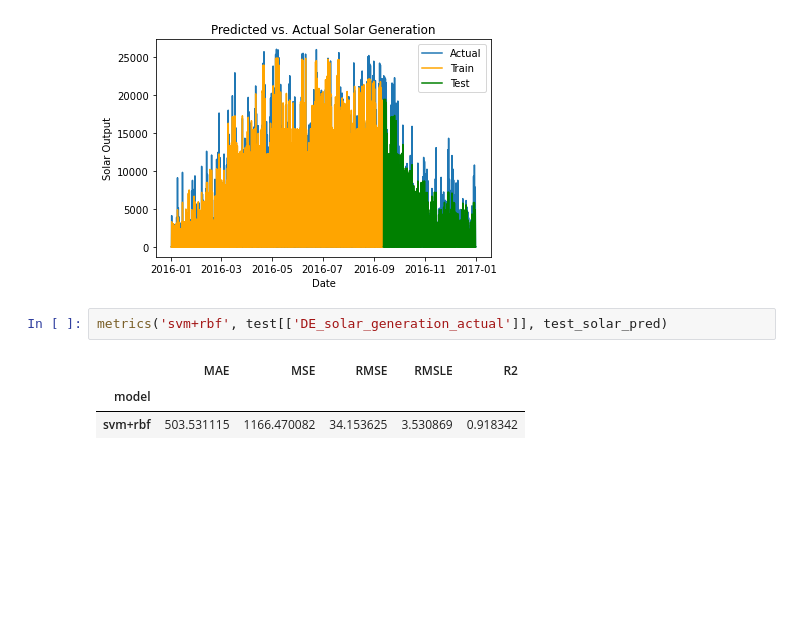
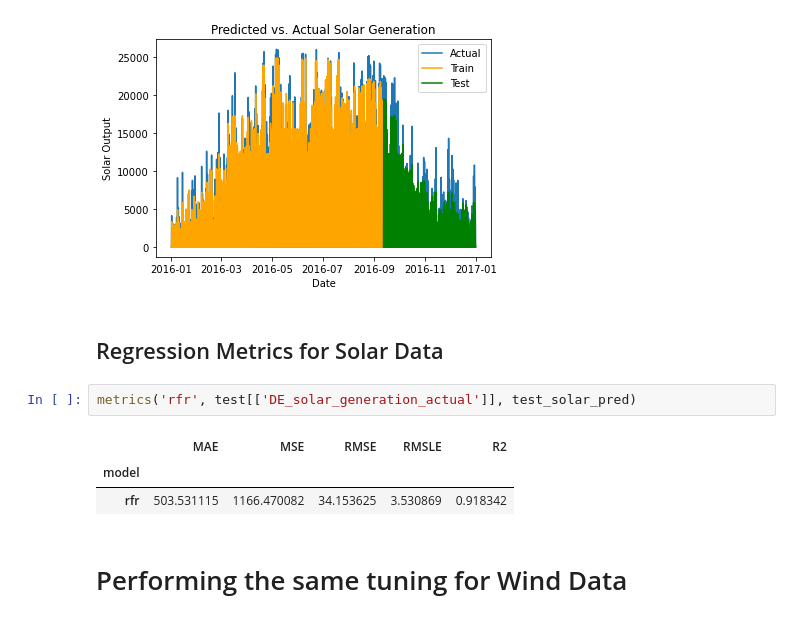
Before and after one commit to DheerajKN/Renewable-Energy-Prediction, a Jupyter notebook: 8. RFR.ipynb, the cells around one changed output. Cells and saved outputs as stored; diff of their text form; blank space fills up the shorter version.

```diff
--- a/8. RFR.ipynb
+++ b/8. RFR.ipynb
@@ -119,9 +127,13 @@ plt.title("Predicted vs. Actual Solar Generation")
 plt.show()
 # %% [output]
 [figure]
+# %% [markdown]
+## Regression Metrics for Solar Data
 # %%
-metrics('svm+rbf', test[['DE_solar_generation_actual']], test_solar_pred)
+metrics('rfr', test[['DE_solar_generation_actual']], test_solar_pred)
 # %% [output]
 |  | MAE | MSE | RMSE | RMSLE | R2 |
 | model |  |  |  |  |  |
-| svm+rbf | 503.531115 | 1166.470082 | 34.153625 | 3.530869 | 0.918342 |
+| rfr | 503.531115 | 1166.470082 | 34.153625 | 3.530869 | 0.918342 |
+# %% [markdown]
+# Performing the same tuning for Wind Data
```
Also changed, not shown: parts of 12 cells of this notebook, 1 other file.
